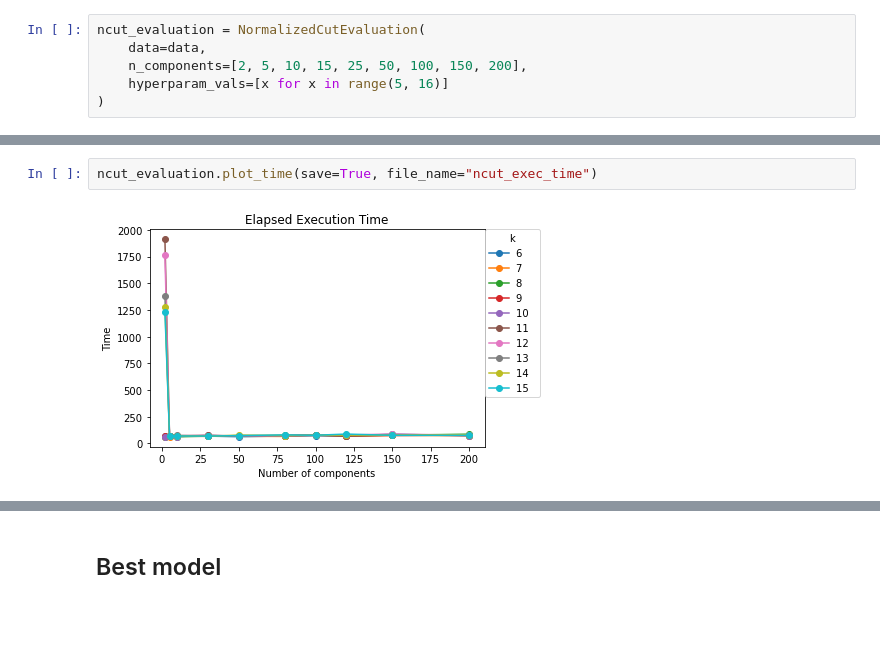
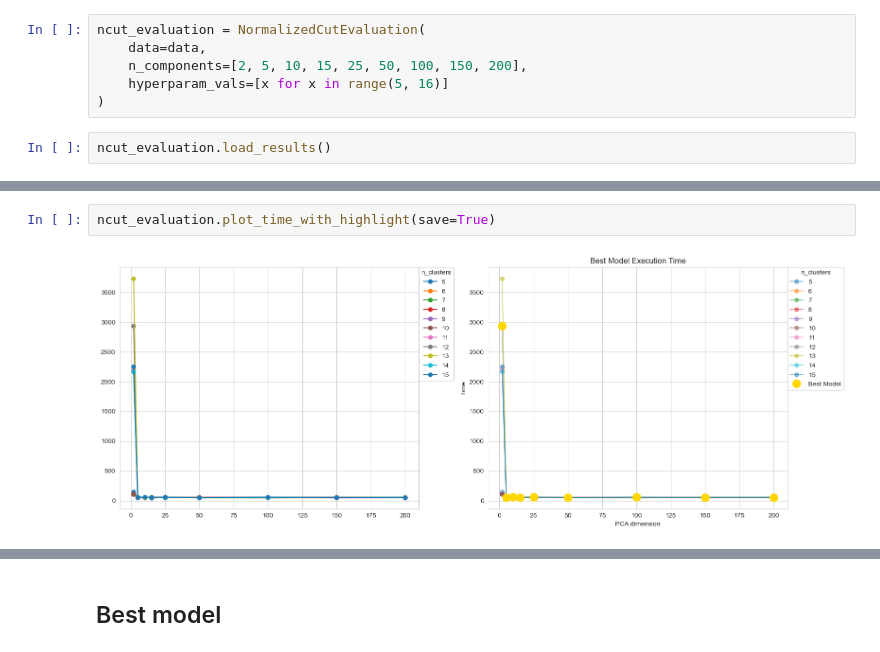
Before and after one commit to RuieX/clustering, a Jupyter notebook: src/notebooks/normalized_cut.ipynb, the cells around one changed output, grey strips where cells are left out. Saved outputs shown, nothing was run; the diff lists cells and outputs as text; blank space fills up the shorter version.

```diff
--- a/src/notebooks/normalized_cut.ipynb
+++ b/src/notebooks/normalized_cut.ipynb
@@ -20,3 +20,5 @@ ncut_evaluation = NormalizedCutEvaluation(
     n_components=[2, 5, 10, 15, 25, 50, 100, 150, 200],
     hyperparam_vals=[x for x in range(5, 16)]
 )
+# %%
+ncut_evaluation.load_results()
@@ -100,4 +215,4 @@ ncut_evaluation.plot_n_clusters(save=True, file_name="ncut_clusters")
 # %%
-ncut_evaluation.plot_time(save=True, file_name="ncut_exec_time")
+ncut_evaluation.plot_time_with_highlight(save=True)
 # %% [output]
-[figure, old version]
+[figure, new version]
```
Also changed, not shown: parts of 11 cells of this notebook, 2 other files.
